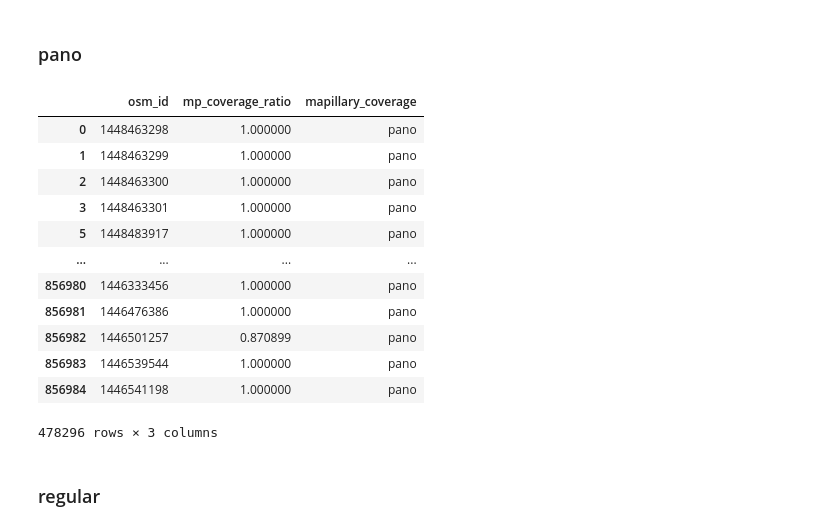
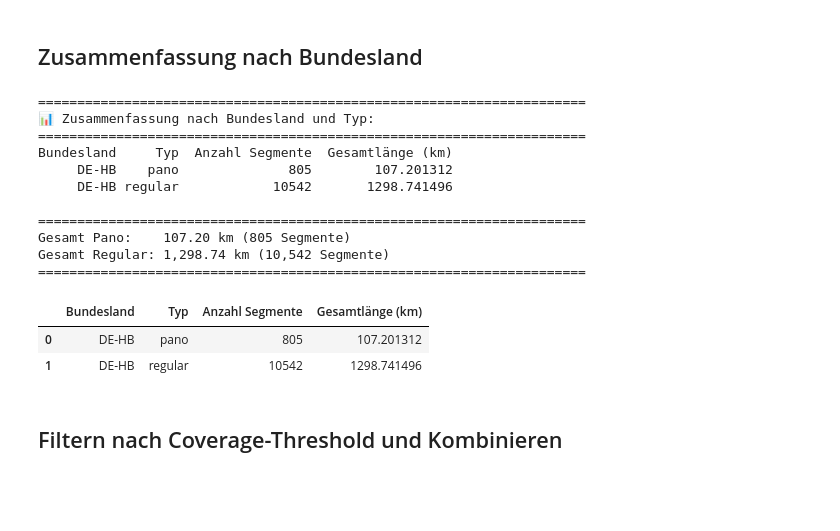
Before and after one commit to vizsim/mapillary_coverage, a Jupyter notebook: 4_provide_mp-osm_coverage_csv_new.ipynb, the cells around one changed output. Drawn from its saved outputs; the diff is of its cells as text; code cells hidden in the pictures; blank space fills up the shorter version.

```diff
--- a/4_provide_mp-osm_coverage_csv_new.ipynb
+++ b/4_provide_mp-osm_coverage_csv_new.ipynb
@@ -121,31 +202,48 @@ Gefundene Regular-Dateien: 16
 # %% [markdown]
-### pano
+## Zusammenfassung nach Bundesland
 # %%
+if SHOULD_PROCESS and (pano_summary or regular_summary):
+    # Kombiniere Summaries
+    summary_df = pd.concat([
+        pd.DataFrame(pano_summary),
+        pd.DataFrame(regular_summary)
+    ], ignore_index=True).sort_values(['Bundesland', 'Typ'])
 
-# drop all columns except osm_id and mp_coverage_ratio
-gdf_mp_pano=gdf_mp_pano[["osm_id","mp_coverage_ratio"]].copy()
+    print(f"\n{'='*70}")
+    print("📊 Zusammenfassung nach Bundesland und Typ:")
+    print(f"{'='*70}")
+    print(summary_df.to_string(index=False))
 
-# filter for coverage ratio >= threshold
-gdf_mp_pano_above_threshold=gdf_mp_pano[gdf_mp_pano["mp_coverage_ratio"]>=PROCESSING_CONFIG['mp_coverage_ratio_threshold']].copy()
+    # Gesamtsummen
+    total_pano_km = summary_df[summary_df['Typ']=='pano']['Gesamtlänge (km)'].sum()
+    total_regular_km = summary_df[summary_df['Typ']=='regular']['Gesamtlänge (km)'].sum()
+    total_pano_count = summary_df[summary_df['Typ']=='pano']['Anzahl Segmente'].sum()
+    total_regular_count = summary_df[summary_df['Typ']=='regular']['Anzahl Segmente'].sum()
 
-# add new column "mapillary_coverage" with value "pano"
-gdf_mp_pano_above_threshold["mapillary_coverage"] = "pano"
+    print(f"\n{'='*70}")
+    print(f"Gesamt Pano:    {total_pano_km:,.2f} km ({total_pano_count:,} Segmente)")
+    print(f"Gesamt Regular: {total_regular_km:,.2f} km ({total_regular_count:,} Segmente)")
+    print(f"{'='*70}")
 
-gdf_mp_pano_above_threshold
+    display(summary_df)
+else:
+    summary_df = pd.DataFrame()
+    print("⏩ Keine Summary zu erstellen")
 # %% [output]
+======================================================================
+📊 Zusammenfassung nach Bundesland und Typ:
+======================================================================
+Bundesland     Typ  Anzahl Segmente  Gesamtlänge (km)
+     DE-HB    pano              805        107.201312
+     DE-HB regular            10542       1298.741496
+
+======================================================================
+Gesamt Pano:    107.20 km (805 Segmente)
+Gesamt Regular: 1,298.74 km (10,542 Segmente)
+======================================================================
-|  | osm_id | mp_coverage_ratio | mapillary_coverage |
-| 0 | 1448463298 | 1.000000 | pano |
-| 1 | 1448463299 | 1.000000 | pano |
-| 2 | 1448463300 | 1.000000 | pano |
-| 3 | 1448463301 | 1.000000 | pano |
-| 5 | 1448483917 | 1.000000 | pano |
-| ... | ... | ... | ... |
-| 856980 | 1446333456 | 1.000000 | pano |
-| 856981 | 1446476386 | 1.000000 | pano |
-| 856982 | 1446501257 | 0.870899 | pano |
-| 856983 | 1446539544 | 1.000000 | pano |
-| 856984 | 1446541198 | 1.000000 | pano |
+|  | Bundesland | Typ | Anzahl Segmente | Gesamtlänge (km) |
+| 0 | DE-HB | pano | 805 | 107.201312 |
+| 1 | DE-HB | regular | 10542 | 1298.741496 |
-478296 rows × 3 columns
 # %% [markdown]
-### regular
+## Filtern nach Coverage-Threshold und Kombinieren
 # %%
```
Also changed, not shown: parts of 16 cells of this notebook, 1 other file.
